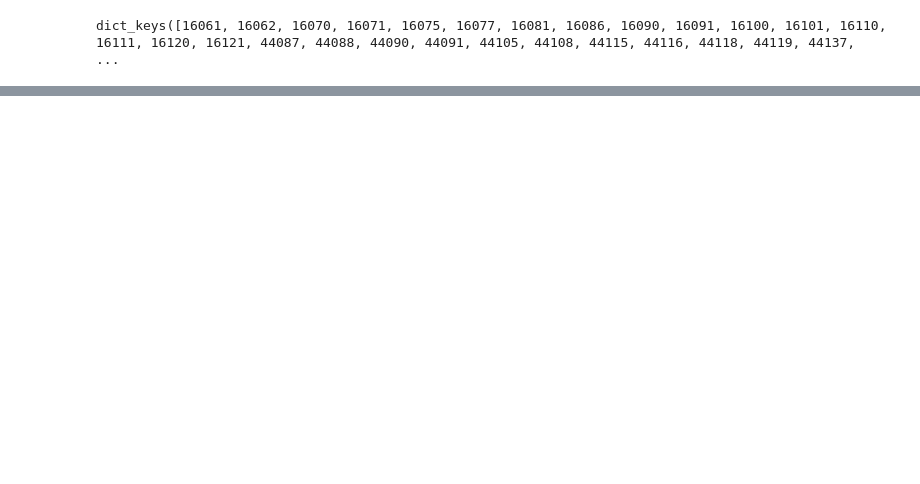
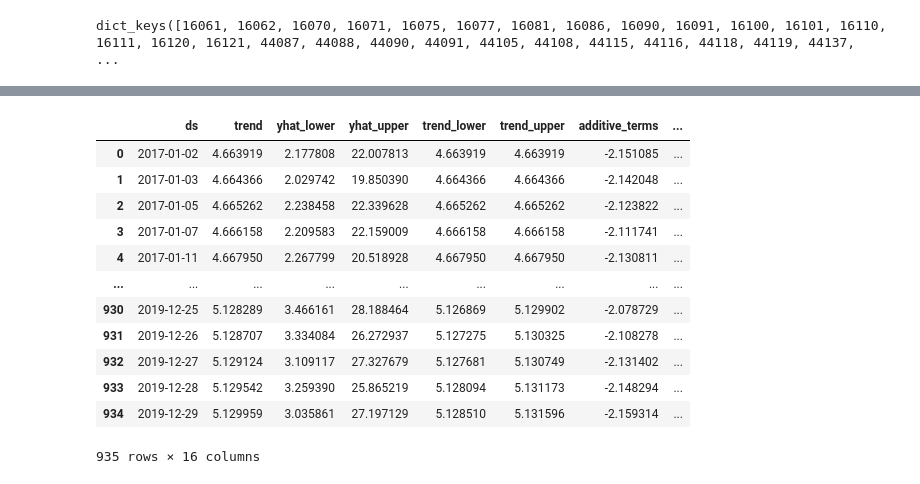
Before and after one commit to coldwhitewinters/LV, a Jupyter notebook: notebooks/forecast_model.ipynb, the cells around one changed output, grey strips where cells are left out. Saved outputs shown, nothing was run; the diff lists cells and outputs as text; code cells hidden in the pictures; blank space fills up the shorter version.

```diff
--- a/notebooks/forecast_model.ipynb
+++ b/notebooks/forecast_model.ipynb
@@ -107,11 +107,11 @@ class Forecast:
     def predict(self, steps=7, freq="D"):
         for product, model in self.models.items():
             future = model.make_future_dataframe(steps, freq=freq)
-            fcst_boxcox = model.predict(future)
+            fcst_boxcox = model.predict(future).set_index("ds")
             self.fcst[product] = fcst_boxcox.copy()
             self.fcst[product][["yhat", "yhat_lower", "yhat_upper"]] =\
             inv_boxcox(self.fcst[product][["yhat", "yhat_lower", "yhat_upper"]], self.lmbda_boxcox[product])
-        return self.fcst
+        return pd.concat(self.fcst, axis=1)
 # %%
 model = Forecast()
 model.fit(train)
@@ -143,0 +175,16 @@ models.
+# %%
+model.fcst[16061]
+# %% [output]
+|  | ds | trend | yhat_lower | yhat_upper | trend_lower | trend_upper | additive_terms | ... |
+| 0 | 2017-01-02 | 4.663919 | 2.177808 | 22.007813 | 4.663919 | 4.663919 | -2.151085 | ... |
+| 1 | 2017-01-03 | 4.664366 | 2.029742 | 19.850390 | 4.664366 | 4.664366 | -2.142048 | ... |
+| 2 | 2017-01-05 | 4.665262 | 2.238458 | 22.339628 | 4.665262 | 4.665262 | -2.123822 | ... |
+| 3 | 2017-01-07 | 4.666158 | 2.209583 | 22.159009 | 4.666158 | 4.666158 | -2.111741 | ... |
+| 4 | 2017-01-11 | 4.667950 | 2.267799 | 20.518928 | 4.667950 | 4.667950 | -2.130811 | ... |
+| ... | ... | ... | ... | ... | ... | ... | ... | ... |
+| 930 | 2019-12-25 | 5.128289 | 3.466161 | 28.188464 | 5.126869 | 5.129902 | -2.078729 | ... |
+| 931 | 2019-12-26 | 5.128707 | 3.334084 | 26.272937 | 5.127275 | 5.130325 | -2.108278 | ... |
+| 932 | 2019-12-27 | 5.129124 | 3.109117 | 27.327679 | 5.127681 | 5.130749 | -2.131402 | ... |
+| 933 | 2019-12-28 | 5.129542 | 3.259390 | 25.865219 | 5.128094 | 5.131173 | -2.148294 | ... |
+| 934 | 2019-12-29 | 5.129959 | 3.035861 | 27.197129 | 5.128510 | 5.131596 | -2.159314 | ... |
+935 rows × 16 columns
```
Also changed, not shown: parts of 12 cells of this notebook, 1 other file.
